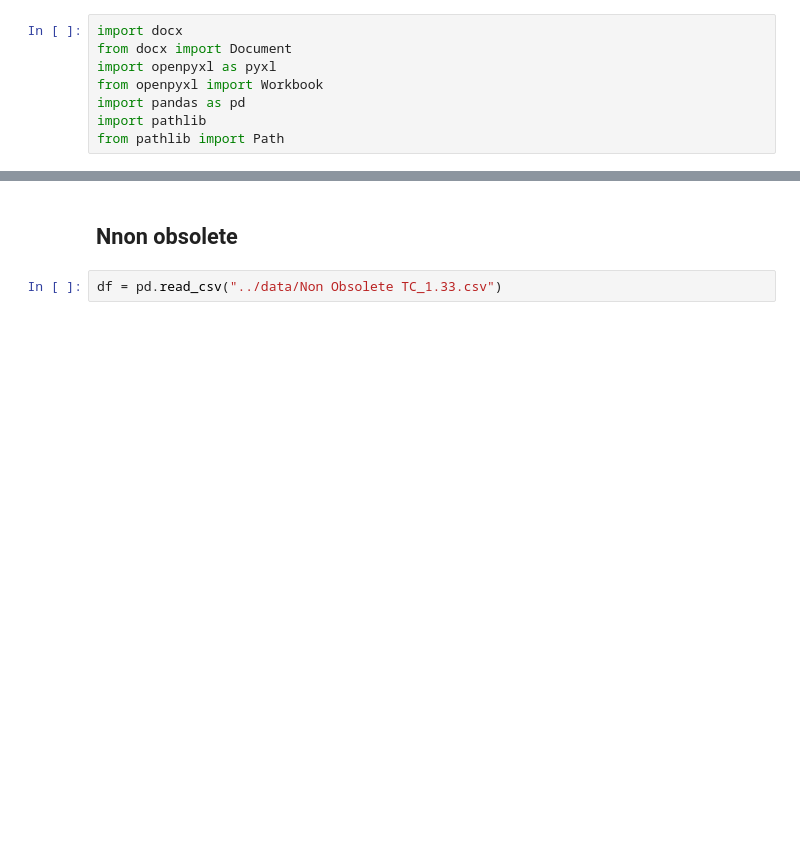
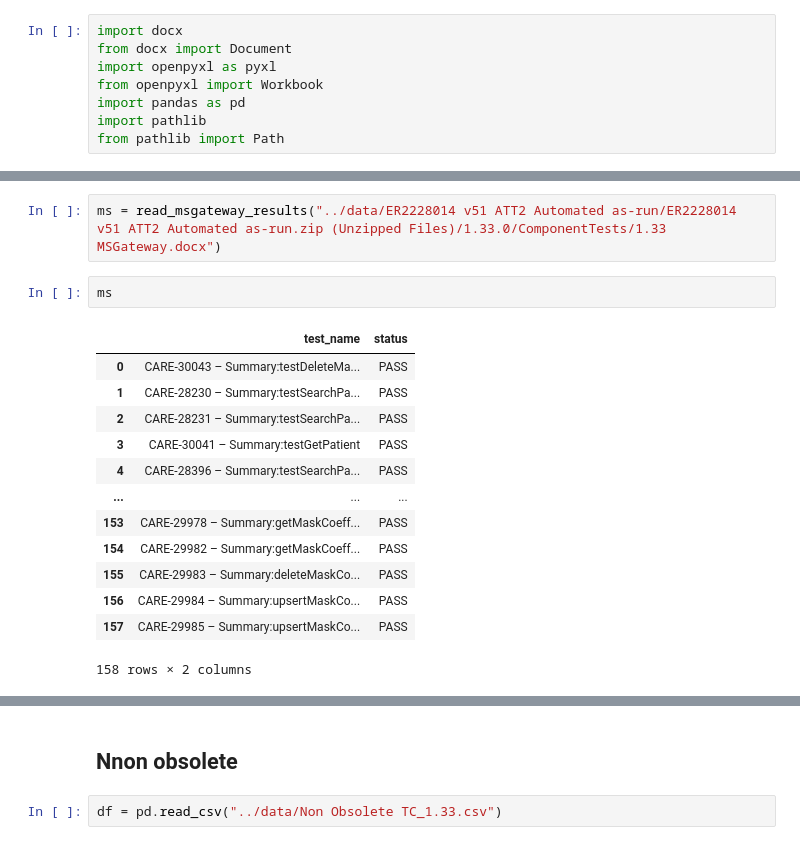
Before and after one commit to jacoblee628/systemsproject, a Jupyter notebook: src/temp_dev_experiments.ipynb, the cells around one changed output, grey strips where cells are left out. Cells and saved outputs as stored; diff of their text form; blank space fills up the shorter version.

```diff
--- a/src/temp_dev_experiments.ipynb
+++ b/src/temp_dev_experiments.ipynb
@@ -8,0 +92,18 @@ from pathlib import Path
+# %%
+ms = read_msgateway_results("../data/ER2228014 v51 ATT2 Automated as-run/ER2228014 v51 ATT2 Automated as-run.zip (Unzipped Files)/1.33.0/ComponentTests/1.33 MSGateway.docx")
+# %%
+ms
+# %% [output]
+|  | test_name | status |
+| 0 | CARE-30043 – Summary:testDeleteMa... | PASS |
+| 1 | CARE-28230 – Summary:testSearchPa... | PASS |
+| 2 | CARE-28231 – Summary:testSearchPa... | PASS |
+| 3 | CARE-30041 – Summary:testGetPatient | PASS |
+| 4 | CARE-28396 – Summary:testSearchPa... | PASS |
+| ... | ... | ... |
+| 153 | CARE-29978 – Summary:getMaskCoeff... | PASS |
+| 154 | CARE-29982 – Summary:getMaskCoeff... | PASS |
+| 155 | CARE-29983 – Summary:deleteMaskCo... | PASS |
+| 156 | CARE-29984 – Summary:upsertMaskCo... | PASS |
+| 157 | CARE-29985 – Summary:upsertMaskCo... | PASS |
+158 rows × 2 columns
```
Also changed, not shown: parts of 10 cells of this notebook, 12 other files.
